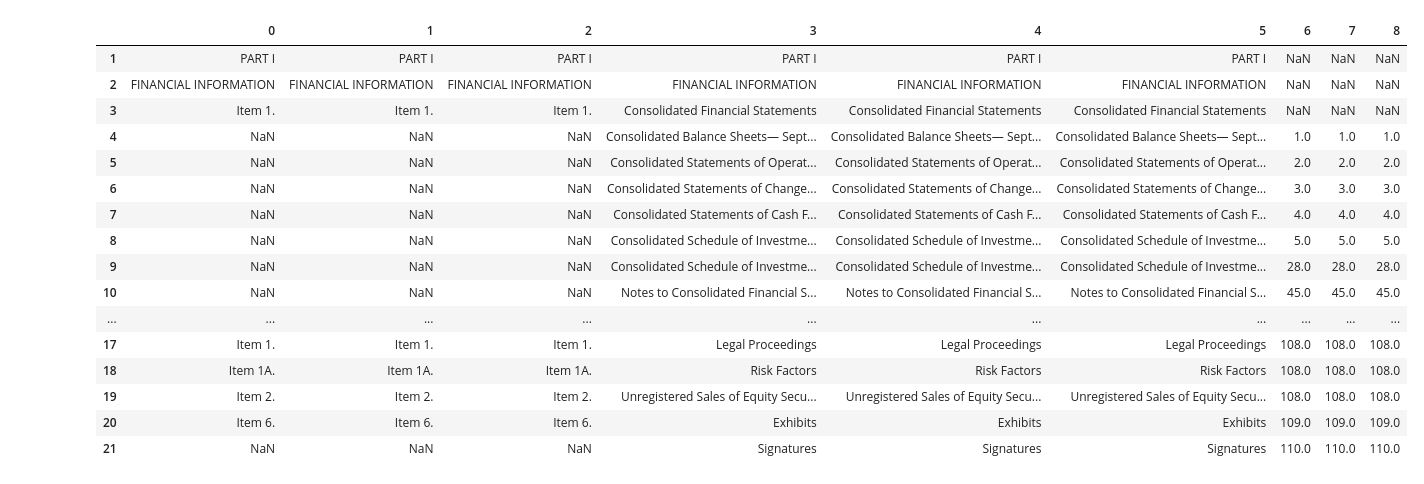
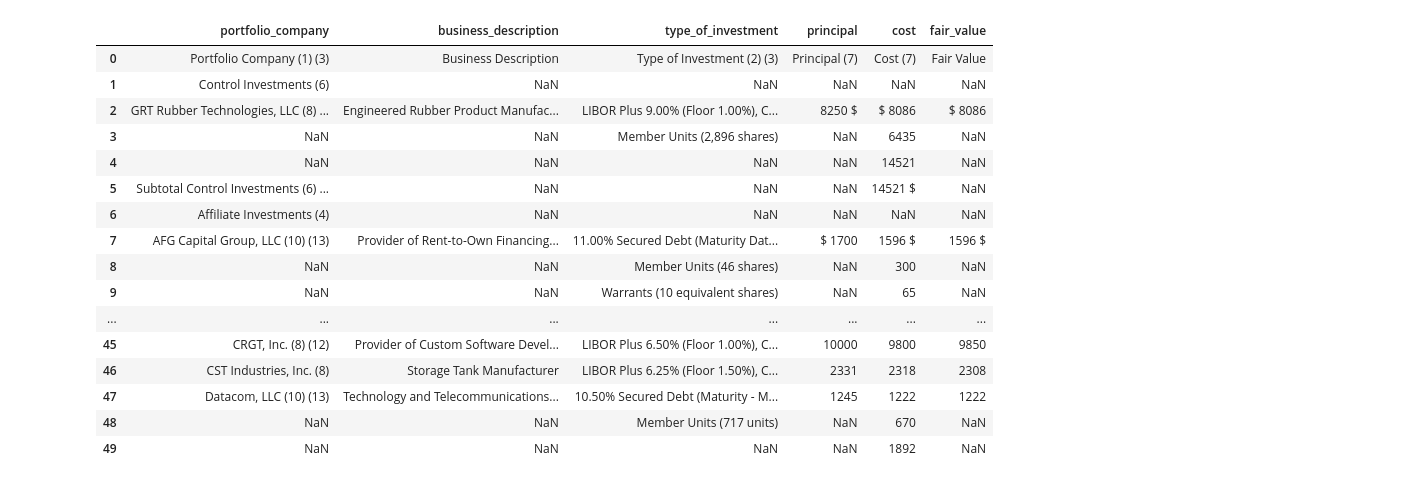
Before and after one commit to Coffee-Code-Philly-Accelerator/sec_filings, a Jupyter notebook: 1535778/debugging.ipynb, the cells around one changed output. Cells and saved outputs as stored; diff of their text form; code cells hidden in the pictures.

```diff
--- a/1535778/debugging.ipynb
+++ b/1535778/debugging.ipynb
@@ -218,11 +218,12 @@ def extract_subheaders(
 def remove_row_duplicates(row:pd.Series)->pd.Series:
     out = []
     for v in row:
-        if v in out:
+        if v in out and not v.replace('$','').isnumeric():
             out.append(np.nan)
         else:
             out.append(v)
     return pd.Series(out)
+
 
 
 def _clean(
@@ -302,7 +303,7 @@ def main()->None:
         columns_to_drop = date_final.notna().sum() <= 2
         date_final.drop(columns=columns_to_drop[columns_to_drop].index)
         date_final.to_csv(os.path.join(qtr,'output',f'{qtr}.csv'),index=False)
-        break
+        # break
 
     # Use glob to find files
     files = sorted(glob.glob(f'*/output/*.csv'), key=extract_date)
@@ -351,66 +414,70 @@ Name: Portfolio_Company_/_Type_of_Investment, dtype: object
 # %%
-file_path = r"2022-09-30\Schedule_of_Investments_0.csv"
+file_path = r"C:\Users\pysol\Desktop\projects\sec_filings\1535778\2014-12-31\Schedule_of_Investments_0.csv"
 
-def stopping_criterion(qtr:str)->str:
-    return '{}'.format(r'Total\s*Non-Control/Non-Affiliate\s*Investments')
-    # if qtr == '2023-12-31':
-    #     return '{}'.format(r'Total\s*Cash\s*Equivalents')
-    # return '{}'.format(r'Total\s*Investments')
+def remove_row_duplicates(row:pd.Series)->pd.Series:
+    out = []
+    for v in row:
+        if v in out and not v.replace('$','').isnumeric():
+            out.append(np.nan)
+        else:
+            out.append(v)
+    return pd.Series(out)
 
 
 def _clean(
     file_path:str,
+    except_rows:str,
     merged_pair_idxs:dict={},
 )->pd.DataFrame:
     df = pd.read_csv(file_path,index_col=0,na_values=[' ', ''])
     df.replace(['\u200b',None, r'^\s*$'],np.nan,regex=True,inplace=True) #':','$','%'
     df.dropna(axis=0,how='all',inplace=True)
-    return df ,None
-    # df = df[~df.apply(lambda row:row.astype(str).str.match(regex_pattern).all(),axis=1)]
-    # if not merged_pair_idxs:
-    #     important_fields,idx = get_key_fields(df)
-    #     df.columns = important_fields
-    # df,merge_pair_idxs = merge_duplicate_columns(df,merged_pair_idxs=merged_pair_idxs)
-    # duplicate_idx = df.apply(lambda row:row[pd.to_numeric(row,errors='coerce').isna()].duplicated().sum() > 1 ,axis=1)
-    # clean_rows = df.loc[duplicate_idx].apply(remove_row_duplicates, axis=1).reset_index(drop=True)
-    # j = 0
-    # for i,flag in enumerate(duplicate_idx):
-    #     if not flag:
-    #         continue
-    #     df.iloc[i,:] = clean_rows.loc[j,:]
-    #     j += 1
-    # df.replace([r'^\s*$'],np.nan,regex=True,inplace=True) #':','$','%'
-    # df.dropna(axis=1,how='all',inplace=True)
 
-    # columns = (~df.isna()).sum(axis=0) <= 3
-    # df.drop(columns=df.columns[columns],inplace=True)
-    # return df.reset_index(drop=True),merge_pair_idxs
+    df = df[~df.apply(lambda row:row.astype(str).str.contains(except_rows,case=False, na=False).any(),axis=1)]
+    if not merged_pair_idxs:
+        important_fields,idx = get_key_fields(df)
+        df.columns = important_fields
+    df,merge_pair_idxs = merge_duplicate_columns(df,merged_pair_idxs=merged_pair_idxs)
+    duplicate_idx = df.apply(lambda row:row[pd.to_numeric(row,errors='coerce').isna()].duplicated().sum() > 1 ,axis=1)
+    clean_rows = df.loc[duplicate_idx].apply(remove_row_duplicates, axis=1).reset_index(drop=True)
+    j = 0
+    for i,flag in enumerate(duplicate_idx):
+        if not flag:
+            continue
+        df.iloc[i,:] = clean_rows.loc[j,:]
+        j += 1
+    df.replace([r'^\s*$'],np.nan,regex=True,inplace=True) #':','$','%'
+    df.dropna(axis=1,how='all',inplace=True)
 
+    columns = (~df.isna()).sum(axis=0) <= 3
+    df.drop(columns=df.columns[columns],inplace=True)
+    return df.reset_index(drop=True),merge_pair_idxs
 
-df,merged_pair_idxs = _clean(file_path)
-display(df)
+ex_rows = '|'.join(except_rows())
+df,merged_pair_idxs = _clean(file_path,except_rows=ex_rows)
+display(df.head(50))
 display(merged_pair_idxs)
 index_list = df.apply(
     lambda row:row.astype(str).str.contains(stopping_criterion(None), case=False, na=False).any(),
     axis=1
 )
 index_list_sum = index_list.sum()
 index_list_sum
 # %% [output]
-|  | 0 | 1 | 2 | 3 | 4 | 5 | 6 | 7 | 8 |
-| 1 | PART I | PART I | PART I | PART I | PART I | PART I | NaN | NaN | NaN |
-| 2 | FINANCIAL INFORMATION | FINANCIAL INFORMATION | FINANCIAL INFORMATION | FINANCIAL INFORMATION | FINANCIAL INFORMATION | FINANCIAL INFORMATION | NaN | NaN | NaN |
-| 3 | Item 1. | Item 1. | Item 1. | Consolidated Financial Statements | Consolidated Financial Statements | Consolidated Financial Statements | NaN | NaN | NaN |
-| 4 | NaN | NaN | NaN | Consolidated Balance Sheets— Sept... | Consolidated Balance Sheets— Sept... | Consolidated Balance Sheets— Sept... | 1.0 | 1.0 | 1.0 |
-| 5 | NaN | NaN | NaN | Consolidated Statements of Operat... | Consolidated Statements of Operat... | Consolidated Statements of Operat... | 2.0 | 2.0 | 2.0 |
-| 6 | NaN | NaN | NaN | Consolidated Statements of Change... | Consolidated Statements of Change... | Consolidated Statements of Change... | 3.0 | 3.0 | 3.0 |
-| 7 | NaN | NaN | NaN | Consolidated Statements of Cash F... | Consolidated Statements of Cash F... | Consolidated Statements of Cash F... | 4.0 | 4.0 | 4.0 |
-| 8 | NaN | NaN | NaN | Consolidated Schedule of Investme... | Consolidated Schedule of Investme... | Consolidated Schedule of Investme... | 5.0 | 5.0 | 5.0 |
-| 9 | NaN | NaN | NaN | Consolidated Schedule of Investme... | Consolidated Schedule of Investme... | Consolidated Schedule of Investme... | 28.0 | 28.0 | 28.0 |
-| 10 | NaN | NaN | NaN | Notes to Consolidated Financial S... | Notes to Consolidated Financial S... | Notes to Consolidated Financial S... | 45.0 | 45.0 | 45.0 |
-| ... | ... | ... | ... | ... | ... | ... | ... | ... | ... |
-| 17 | Item 1. | Item 1. | Item 1. | Legal Proceedings | Legal Proceedings | Legal Proceedings | 108.0 | 108.0 | 108.0 |
-| 18 | Item 1A. | Item 1A. | Item 1A. | Risk Factors | Risk Factors | Risk Factors | 108.0 | 108.0 | 108.0 |
-| 19 | Item 2. | Item 2. | Item 2. | Unregistered Sales of Equity Secu... | Unregistered Sales of Equity Secu... | Unregistered Sales of Equity Secu... | 108.0 | 108.0 | 108.0 |
-| 20 | Item 6. | Item 6. | Item 6. | Exhibits | Exhibits | Exhibits | 109.0 | 109.0 | 109.0 |
-| 21 | NaN | NaN | NaN | Signatures | Signatures | Signatures | 110.0 | 110.0 | 110.0 |
+|  | portfolio_company | business_description | type_of_investment | principal | cost | fair_value |
+| 0 | Portfolio Company (1) (3) | Business Description | Type of Investment (2) (3) | Principal (7) | Cost (7) | Fair Value |
+| 1 | Control Investments (6) | NaN | NaN | NaN | NaN | NaN |
+| 2 | GRT Rubber Technologies, LLC (8) ... | Engineered Rubber Product Manufac... | LIBOR Plus 9.00% (Floor 1.00%), C... | 8250 $ | $ 8086 | $ 8086 |
+| 3 | NaN | NaN | Member Units (2,896 shares) | NaN | 6435 | NaN |
+| 4 | NaN | NaN | NaN | NaN | 14521 | NaN |
+| 5 | Subtotal Control Investments (6) ... | NaN | NaN | NaN | 14521 $ | NaN |
+| 6 | Affiliate Investments (4) | NaN | NaN | NaN | NaN | NaN |
+| 7 | AFG Capital Group, LLC (10) (13) | Provider of Rent-to-Own Financing... | 11.00% Secured Debt (Maturity Dat... | $ 1700 | 1596 $ | 1596 $ |
+| 8 | NaN | NaN | Member Units (46 shares) | NaN | 300 | NaN |
+| 9 | NaN | NaN | Warrants (10 equivalent shares) | NaN | 65 | NaN |
+| ... | ... | ... | ... | ... | ... | ... |
+| 45 | CRGT, Inc. (8) (12) | Provider of Custom Software Devel... | LIBOR Plus 6.50% (Floor 1.00%), C... | 10000 | 9800 | 9850 |
+| 46 | CST Industries, Inc. (8) | Storage Tank Manufacturer | LIBOR Plus 6.25% (Floor 1.50%), C... | 2331 | 2318 | 2308 |
+| 47 | Datacom, LLC (10) (13) | Technology and Telecommunications... | 10.50% Secured Debt (Maturity - M... | 1245 | 1222 | 1222 |
+| 48 | NaN | NaN | Member Units (717 units) | NaN | 670 | NaN |
+| 49 | NaN | NaN | NaN | NaN | 1892 | NaN |
```
Also changed, not shown: parts of 4 cells of this notebook, 6 other files.
